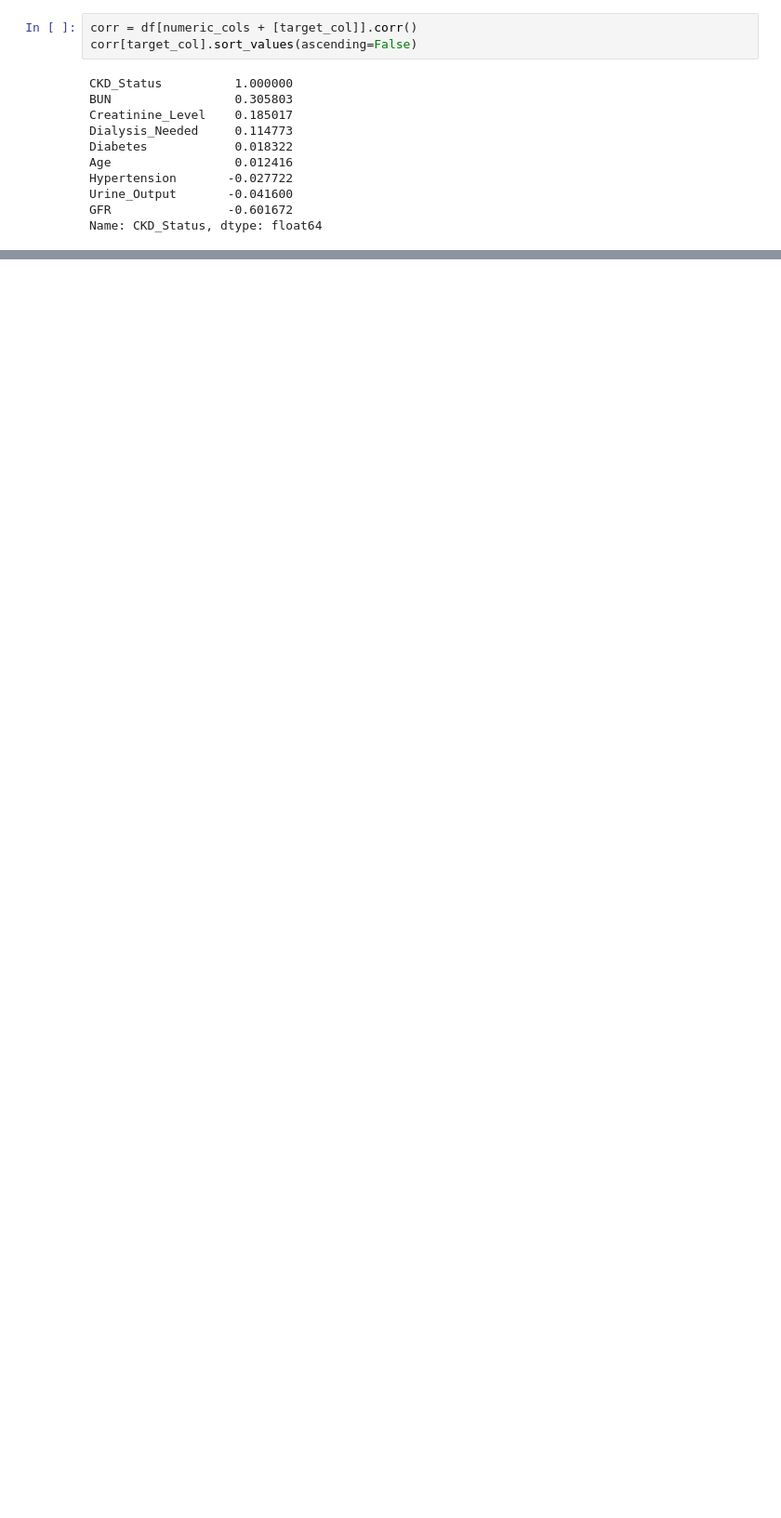
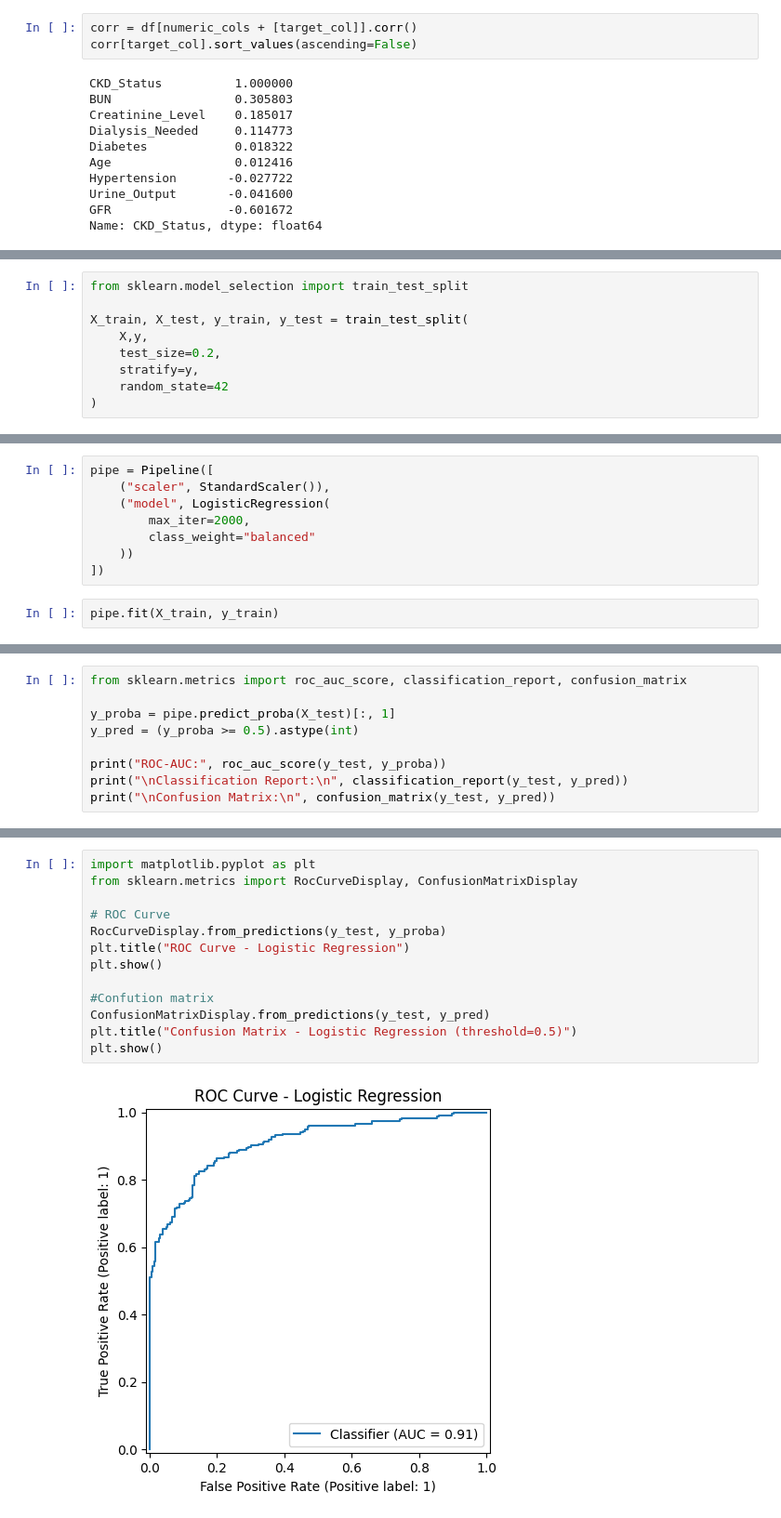
Before and after one commit to sabbir179/healthcare_risk_prediction, a Jupyter notebook: notebooks/01_eda.ipynb, the cells around one changed output, grey strips where cells are left out. Shown at 93% size. Cells and saved outputs as stored; diff of their text form; blank space fills up the shorter version.

Commit message:
Add logistic regression baseline, PR-AUC, ROC analysis, and threshold tuning for CKD prediction

```diff
--- a/notebooks/01_eda.ipynb
+++ b/notebooks/01_eda.ipynb
@@ -113,0 +120,9 @@ Name: CKD_Status, dtype: float64
+# %%
+from sklearn.model_selection import train_test_split
+
+X_train, X_test, y_train, y_test = train_test_split(
+    X,y,
+    test_size=0.2,
+    stratify=y,
+    random_state=42
+)
@@ -113,0 +133,10 @@ Name: CKD_Status, dtype: float64
+# %%
+pipe = Pipeline([
+    ("scaler", StandardScaler()),
+    ("model", LogisticRegression(
+        max_iter=2000,
+        class_weight="balanced"
+    ))
+])
+# %%
+pipe.fit(X_train, y_train)
@@ -113,0 +147,9 @@ Name: CKD_Status, dtype: float64
+# %%
+from sklearn.metrics import roc_auc_score, classification_report, confusion_matrix
+
+y_proba = pipe.predict_proba(X_test)[:, 1]
+y_pred = (y_proba >= 0.5).astype(int)
+
+print("ROC-AUC:", roc_auc_score(y_test, y_proba))
+print("\nClassification Report:\n", classification_report(y_test, y_pred))
+print("\nConfusion Matrix:\n", confusion_matrix(y_test, y_pred))
@@ -113,0 +179,15 @@ Name: CKD_Status, dtype: float64
+# %%
+import matplotlib.pyplot as plt
+from sklearn.metrics import RocCurveDisplay, ConfusionMatrixDisplay
+
+# ROC Curve
+RocCurveDisplay.from_predictions(y_test, y_proba)
+plt.title("ROC Curve - Logistic Regression")
+plt.show()
+
+#Confution matrix
+ConfusionMatrixDisplay.from_predictions(y_test, y_pred)
+plt.title("Confusion Matrix - Logistic Regression (threshold=0.5)")
+plt.show()
+# %% [output]
+[figure, added]
```
Also changed, not shown: parts of 10 cells of this notebook.
